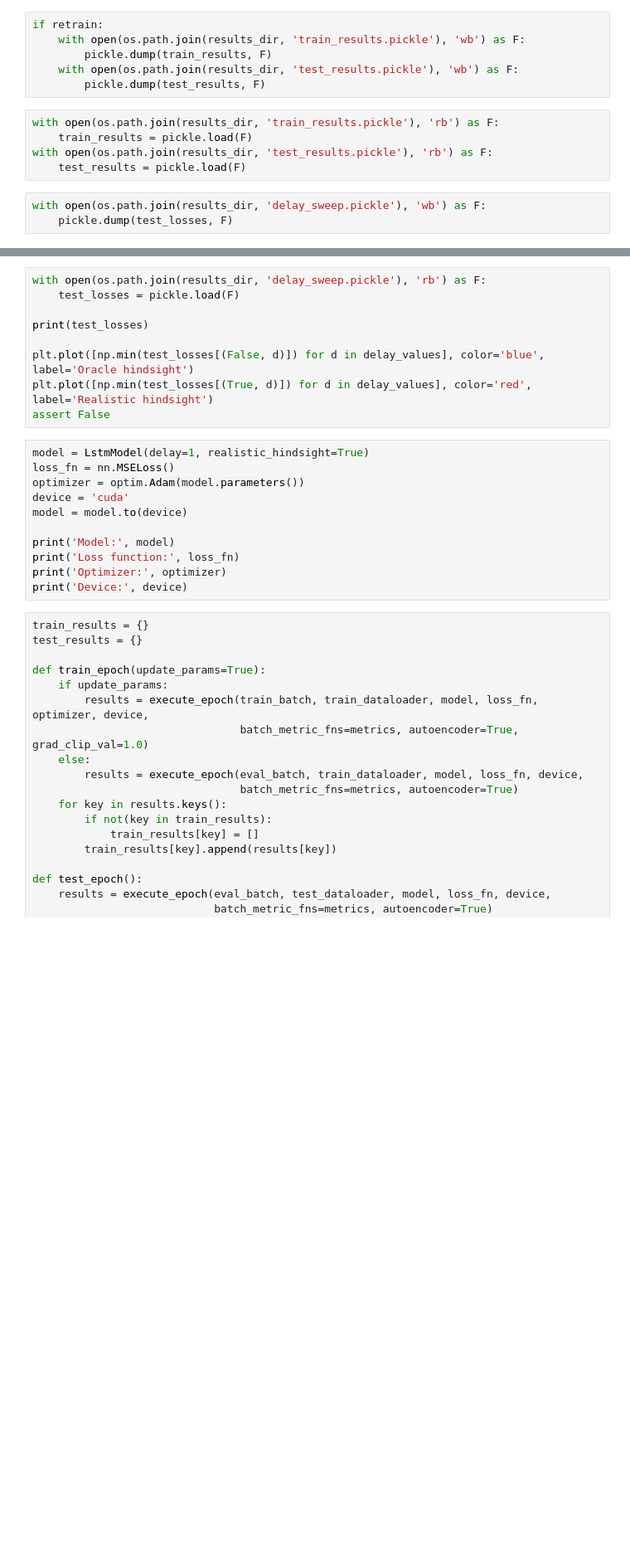
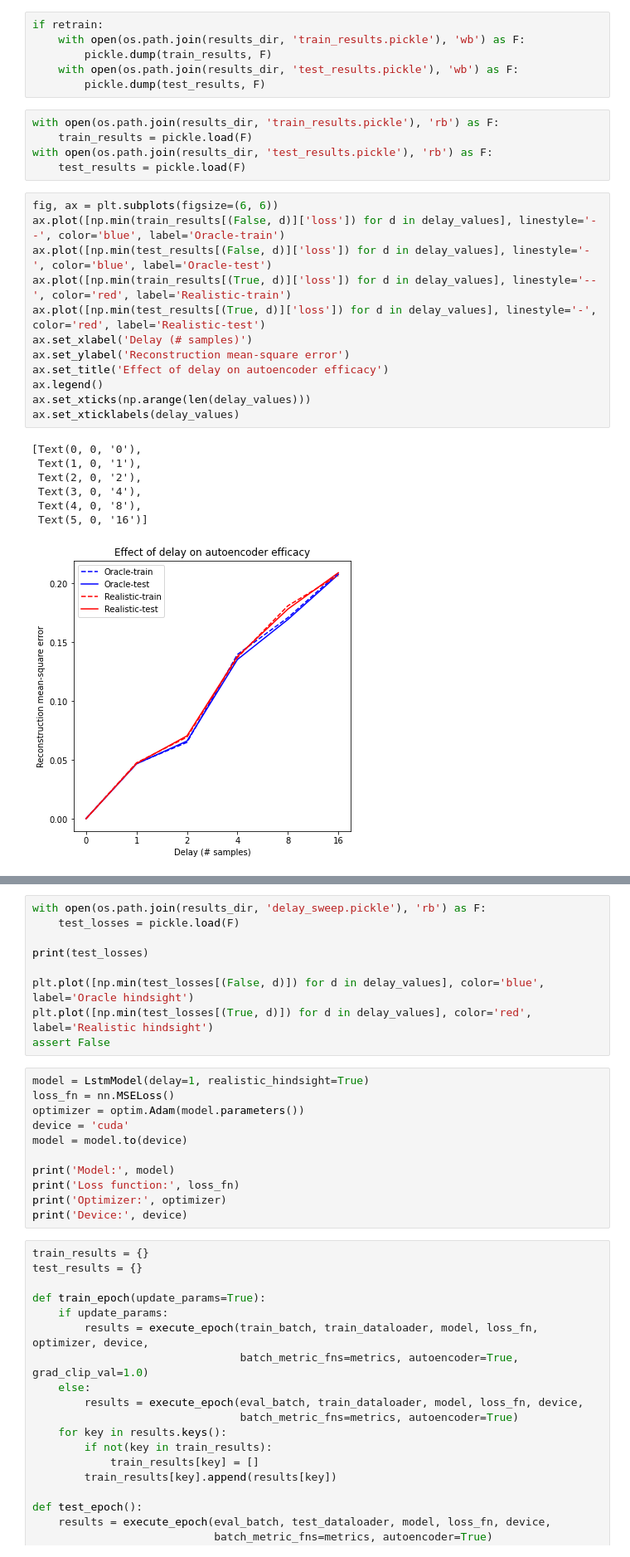
Before and after one commit to jimgammell/sca_defense, a Jupyter notebook: train_lstm_autoencoder.ipynb, the cells around one changed output, grey strips where cells are left out. Shown at 83% size. Cells and saved outputs as stored; diff of their text form; blank space fills up the shorter version.

Commit message:
Finished some plots illustrating the efficacy of LSTM-based autoencoders w/ various delay values

```diff
--- a/train_lstm_autoencoder.ipynb
+++ b/train_lstm_autoencoder.ipynb
@@ -86,6 +91,23 @@ with open(os.path.join(results_dir, 'train_results.pickle'), 'rb') as F:
     train_results = pickle.load(F)
 with open(os.path.join(results_dir, 'test_results.pickle'), 'rb') as F:
     test_results = pickle.load(F)
-# %%
-with open(os.path.join(results_dir, 'delay_sweep.pickle'), 'wb') as F:
-    pickle.dump(test_losses, F)
+# %%
+fig, ax = plt.subplots(figsize=(6, 6))
+ax.plot([np.min(train_results[(False, d)]['loss']) for d in delay_values], linestyle='--', color='blue', label='Oracle-train')
+ax.plot([np.min(test_results[(False, d)]['loss']) for d in delay_values], linestyle='-', color='blue', label='Oracle-test')
+ax.plot([np.min(train_results[(True, d)]['loss']) for d in delay_values], linestyle='--', color='red', label='Realistic-train')
+ax.plot([np.min(test_results[(True, d)]['loss']) for d in delay_values], linestyle='-', color='red', label='Realistic-test')
+ax.set_xlabel('Delay (# samples)')
+ax.set_ylabel('Reconstruction mean-square error')
+ax.set_title('Effect of delay on autoencoder efficacy')
+ax.legend()
+ax.set_xticks(np.arange(len(delay_values)))
+ax.set_xticklabels(delay_values)
+# %% [output]
+[Text(0, 0, '0'),
+ Text(1, 0, '1'),
+ Text(2, 0, '2'),
+ Text(3, 0, '4'),
+ Text(4, 0, '8'),
+ Text(5, 0, '16')]
+[figure, added]
```
Also changed, not shown: parts of 2 cells of this notebook.
